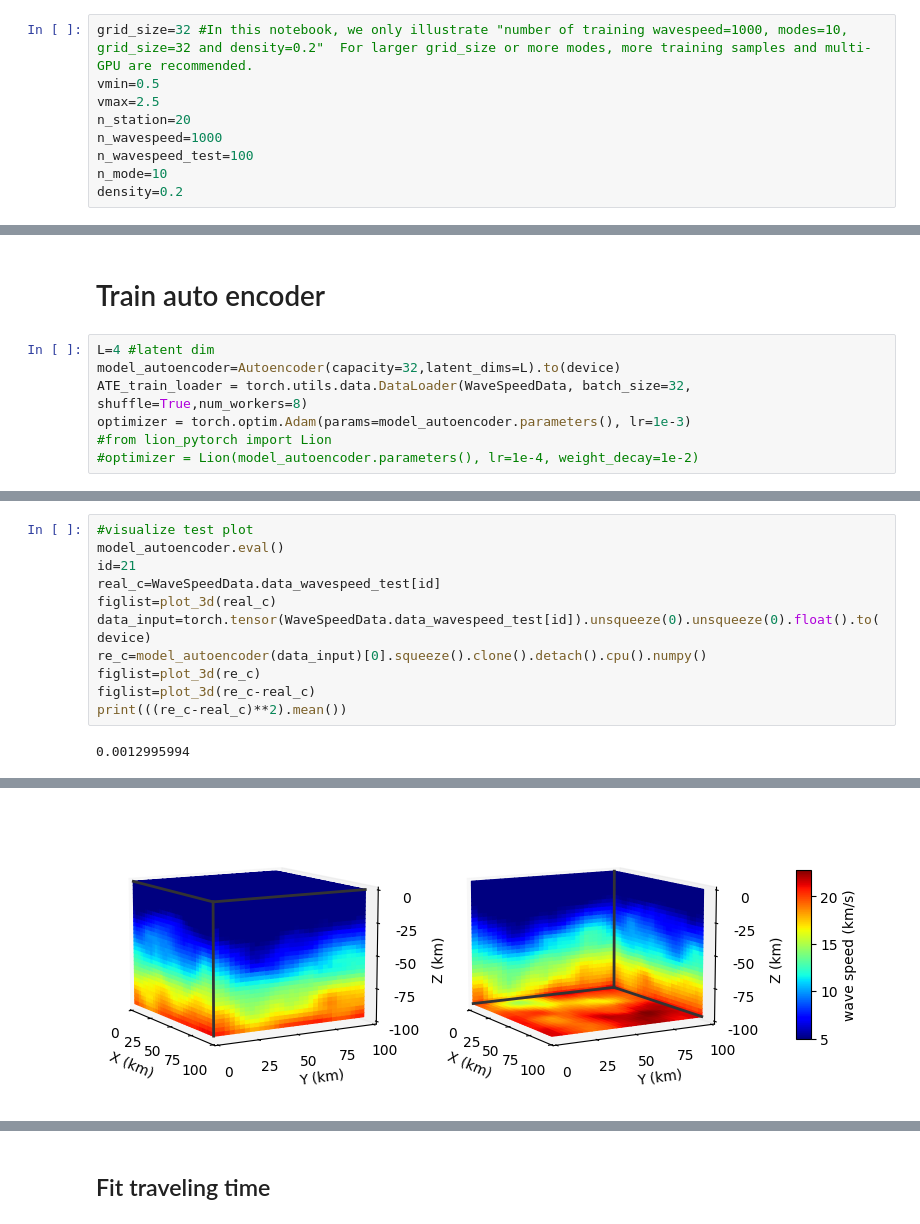
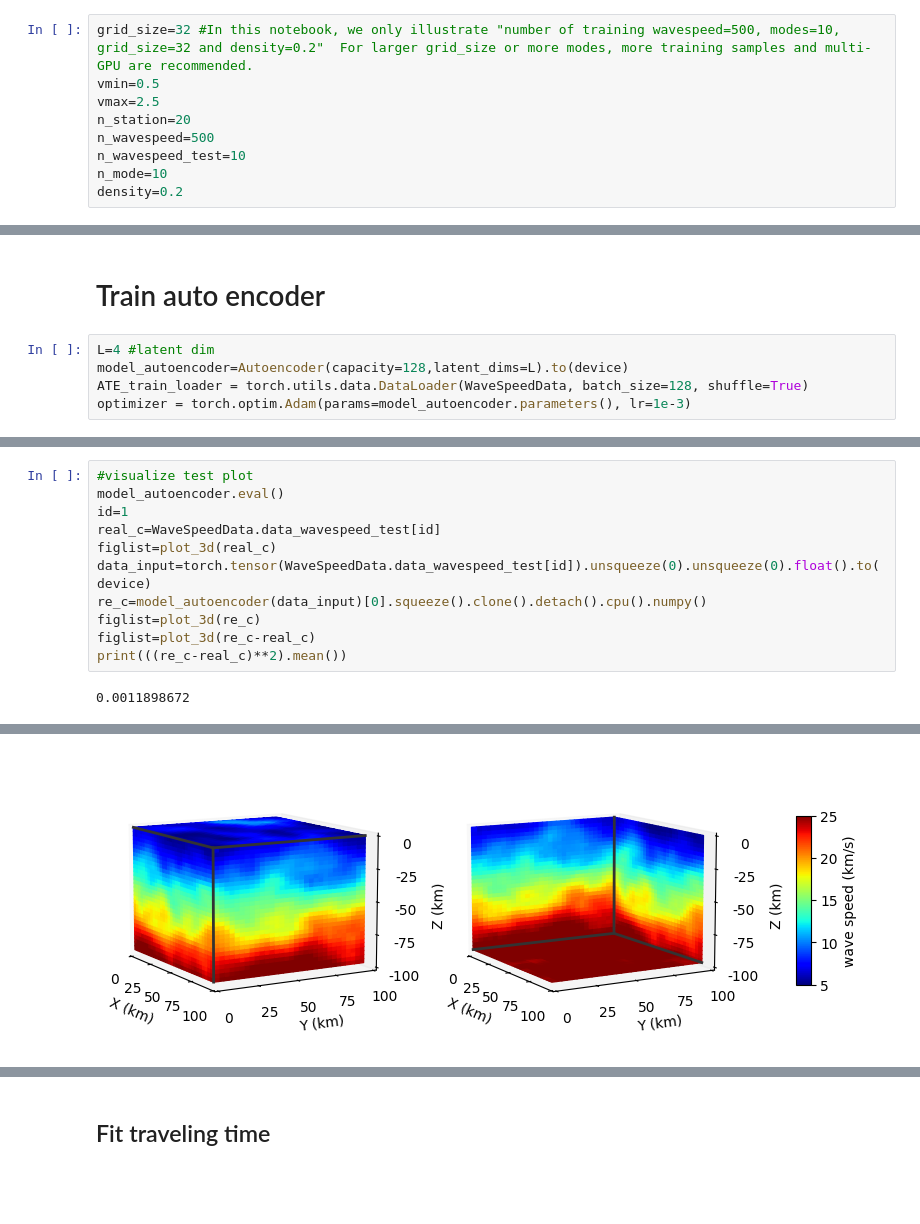
Before and after one commit to DaDaCheng/phase_association, a Jupyter notebook: unknown_wavespeed.ipynb, the cells around one changed output, grey strips where cells are left out. Cells and saved outputs as stored; diff of their text form; blank space fills up the shorter version.

```diff
--- a/unknown_wavespeed.ipynb
+++ b/unknown_wavespeed.ipynb
@@ -23,10 +16,10 @@ The autoreload extension is already loaded. To reload it, use:
 # %%
-grid_size=32 #In this notebook, we only illustrate "number of training wavespeed=1000, modes=10, grid_size=32 and density=0.2"  For larger grid_size or more modes, more training samples and multi-GPU are recommended.
+grid_size=32 #In this notebook, we only illustrate "number of training wavespeed=500, modes=10, grid_size=32 and density=0.2"  For larger grid_size or more modes, more training samples and multi-GPU are recommended.
 vmin=0.5
 vmax=2.5
 n_station=20
-n_wavespeed=1000
-n_wavespeed_test=100
+n_wavespeed=500
+n_wavespeed_test=10
 n_mode=10
 density=0.2
 # %% [markdown]
@@ -44,11 +34,9 @@ plot_3d(WaveSpeedData.data_wavespeed[1],vmin=vmin*10,vmax=vmax*10)
 # Train auto encoder
 # %%
 L=4 #latent dim
-model_autoencoder=Autoencoder(capacity=32,latent_dims=L).to(device)
-ATE_train_loader = torch.utils.data.DataLoader(WaveSpeedData, batch_size=32, shuffle=True,num_workers=8)
+model_autoencoder=Autoencoder(capacity=128,latent_dims=L).to(device)
+ATE_train_loader = torch.utils.data.DataLoader(WaveSpeedData, batch_size=128, shuffle=True)
 optimizer = torch.optim.Adam(params=model_autoencoder.parameters(), lr=1e-3)
-#from lion_pytorch import Lion
-#optimizer = Lion(model_autoencoder.parameters(), lr=1e-4, weight_decay=1e-2)
 # %%
 model_autoencoder.train()
 train_loss_avg = []
@@ -109,7 +83,7 @@ print(((re_c-real_c)**2).mean())
 # %%
 #visualize test plot
 model_autoencoder.eval()
-id=21
+id=1
 real_c=WaveSpeedData.data_wavespeed_test[id]
 figlist=plot_3d(real_c)
 data_input=torch.tensor(WaveSpeedData.data_wavespeed_test[id]).unsqueeze(0).unsqueeze(0).float().to(device)
@@ -118,4 +92,4 @@ figlist=plot_3d(re_c)
 figlist=plot_3d(re_c-real_c)
 print(((re_c-real_c)**2).mean())
 # %% [output]
-0.0012995994
+0.0011898672
@@ -123 +97 @@ print(((re_c-real_c)**2).mean())
-[figure, old version]
+[figure, new version]
```
Also changed, not shown: parts of 11 cells of this notebook, 5 other files.
